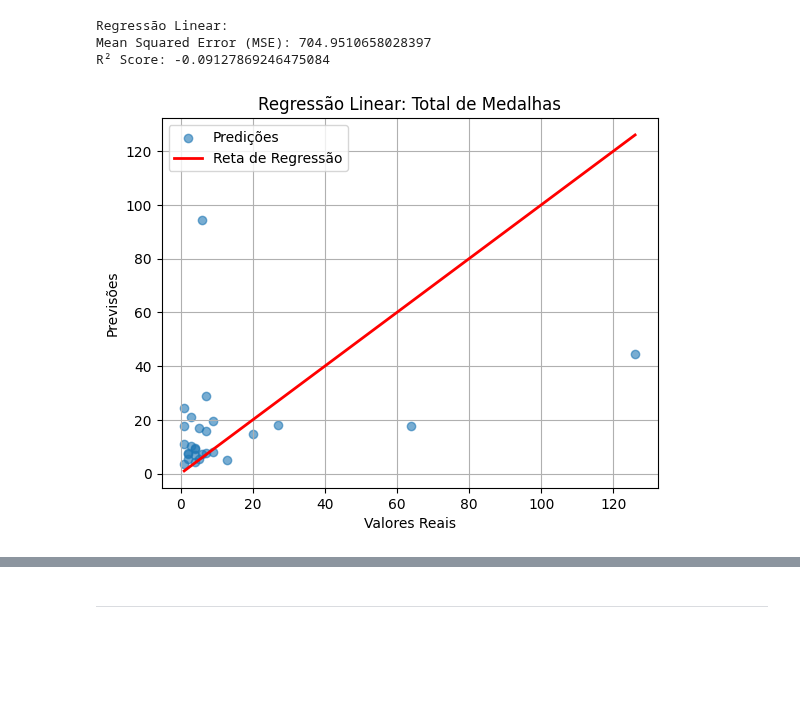
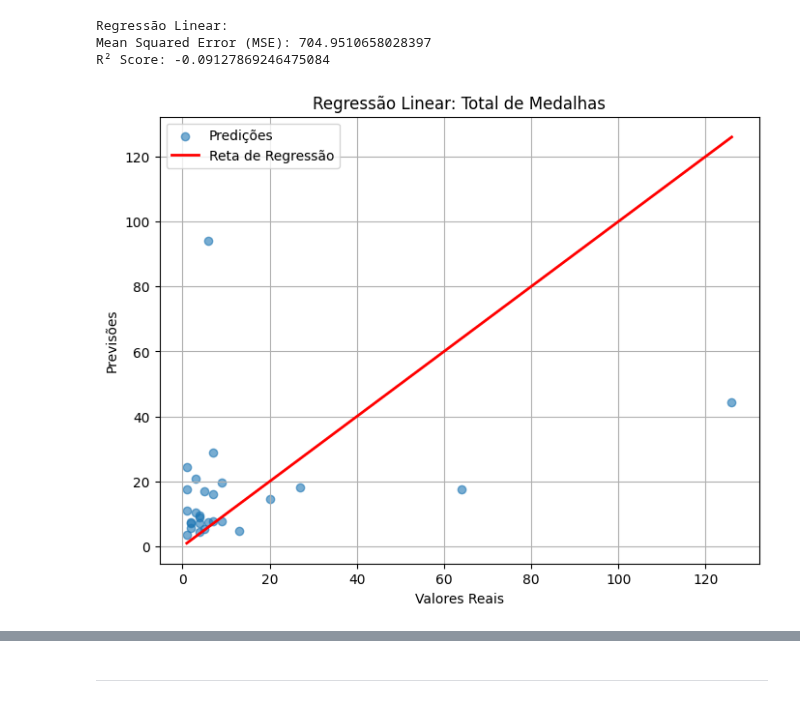
Before and after one commit to Bmartins25/Mineracao_de_dados_and_LLM_UFMG, a Jupyter notebook: TP4_fase_1_2_3_Regressao_de_dados.ipynb, the cells around one changed output, grey strips where cells are left out. Drawn from its saved outputs; the diff is of its cells as text; code cells hidden in the pictures; blank space fills up the shorter version.

```diff
--- a/TP4_fase_1_2_3_Regressao_de_dados.ipynb
+++ b/TP4_fase_1_2_3_Regressao_de_dados.ipynb
@@ -263,16 +263,23 @@ Mean Squared Error (MSE): 704.9510658028397
 R² Score: -0.09127869246475084
 # %%
 # Gráfico de dispersão: Real vs Predito
-plt.scatter(y_test, y_pred_linear, alpha=0.6, label='Predições')
-plt.plot([y_test.min(), y_test.max()], [y_test.min(), y_test.max()], color='red', lw=2, label='Reta de Regressão')
-plt.xlabel("Valores Reais")
-plt.ylabel("Previsões")
-plt.legend()
-plt.title("Regressão Linear: Total de Medalhas")
-plt.grid()
-plt.show()
+plt.figure(figsize=(8, 6))  # Ajusta o tamanho do gráfico
+
+plt.scatter(y_test, y_pred_linear, alpha=0.6, label='Predições')  # Gráfico de dispersão
+plt.plot(
+    [y_test.min(), y_test.max()],
+    [y_test.min(), y_test.max()],
+    color='red', lw=2, label='Reta de Regressão'
+)  # Linha de referência
+
+plt.xlabel("Valores Reais")  # Rótulo do eixo X
+plt.ylabel("Previsões")  # Rótulo do eixo Y
+plt.legend()  # Adiciona a legenda
+plt.title("Regressão Linear: Total de Medalhas")  # Título do gráfico
+plt.grid()  # Adiciona a grade
+plt.show()  # Exibe o gráfico
 # %% [output]
-[figure, old version]
+[figure, new version]
 # %% [markdown]
 # **Entendimento do gráfico**
 
```
Also changed, not shown: parts of 13 cells of this notebook.
